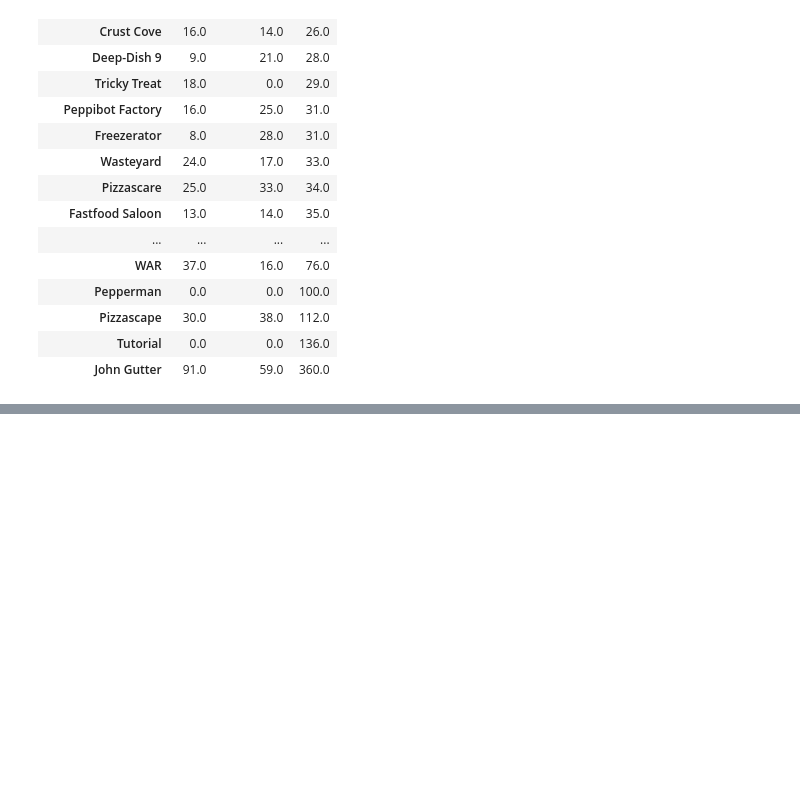
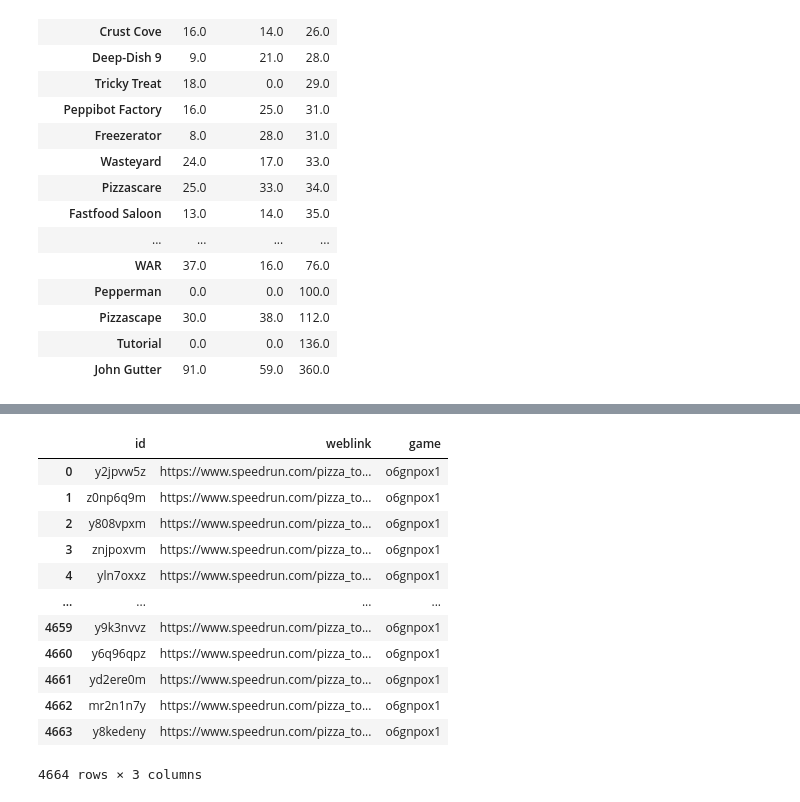
Before and after one commit to Vicas/src-stats, a Jupyter notebook: Graph Generation.ipynb, the cells around one changed output, grey strips where cells are left out. Cells and saved outputs as stored; diff of their text form; code cells hidden in the pictures; blank space fills up the shorter version.

```diff
--- a/Graph Generation.ipynb
+++ b/Graph Generation.ipynb
@@ -125,0 +288,16 @@ no_rejections.info()
+# %%
+all_runs[['id','weblink','game']]
+# %% [output]
+|  | id | weblink | game |
+| 0 | y2jpvw5z | https://www.speedrun.com/pizza_to... | o6gnpox1 |
+| 1 | z0np6q9m | https://www.speedrun.com/pizza_to... | o6gnpox1 |
+| 2 | y808vpxm | https://www.speedrun.com/pizza_to... | o6gnpox1 |
+| 3 | znjpoxvm | https://www.speedrun.com/pizza_to... | o6gnpox1 |
+| 4 | yln7oxxz | https://www.speedrun.com/pizza_to... | o6gnpox1 |
+| ... | ... | ... | ... |
+| 4659 | y9k3nvvz | https://www.speedrun.com/pizza_to... | o6gnpox1 |
+| 4660 | y6q96qpz | https://www.speedrun.com/pizza_to... | o6gnpox1 |
+| 4661 | yd2ere0m | https://www.speedrun.com/pizza_to... | o6gnpox1 |
+| 4662 | mr2n1n7y | https://www.speedrun.com/pizza_to... | o6gnpox1 |
+| 4663 | y8kedeny | https://www.speedrun.com/pizza_to... | o6gnpox1 |
+4664 rows × 3 columns
```
Also changed, not shown: parts of 17 cells of this notebook, 4 other files.
